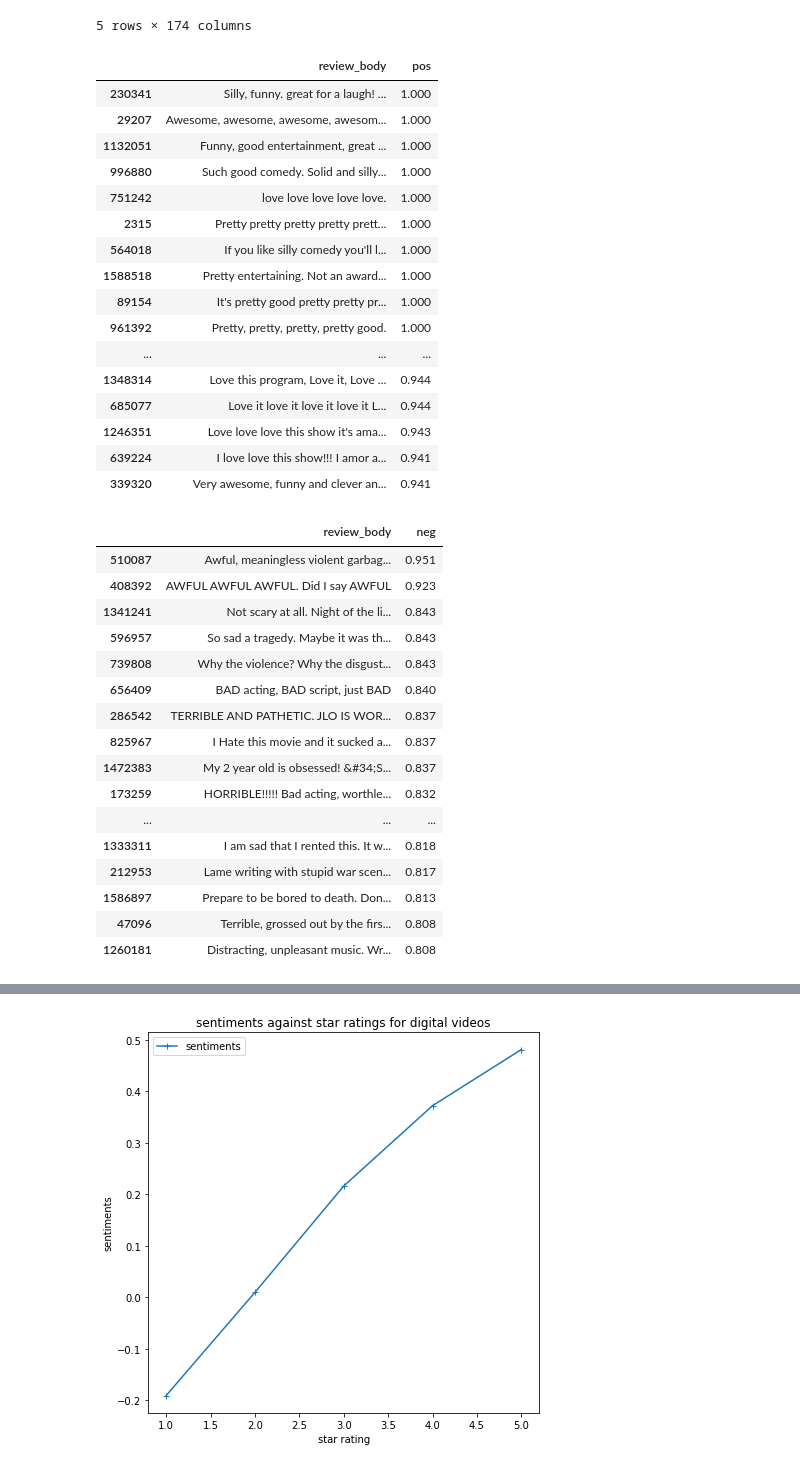
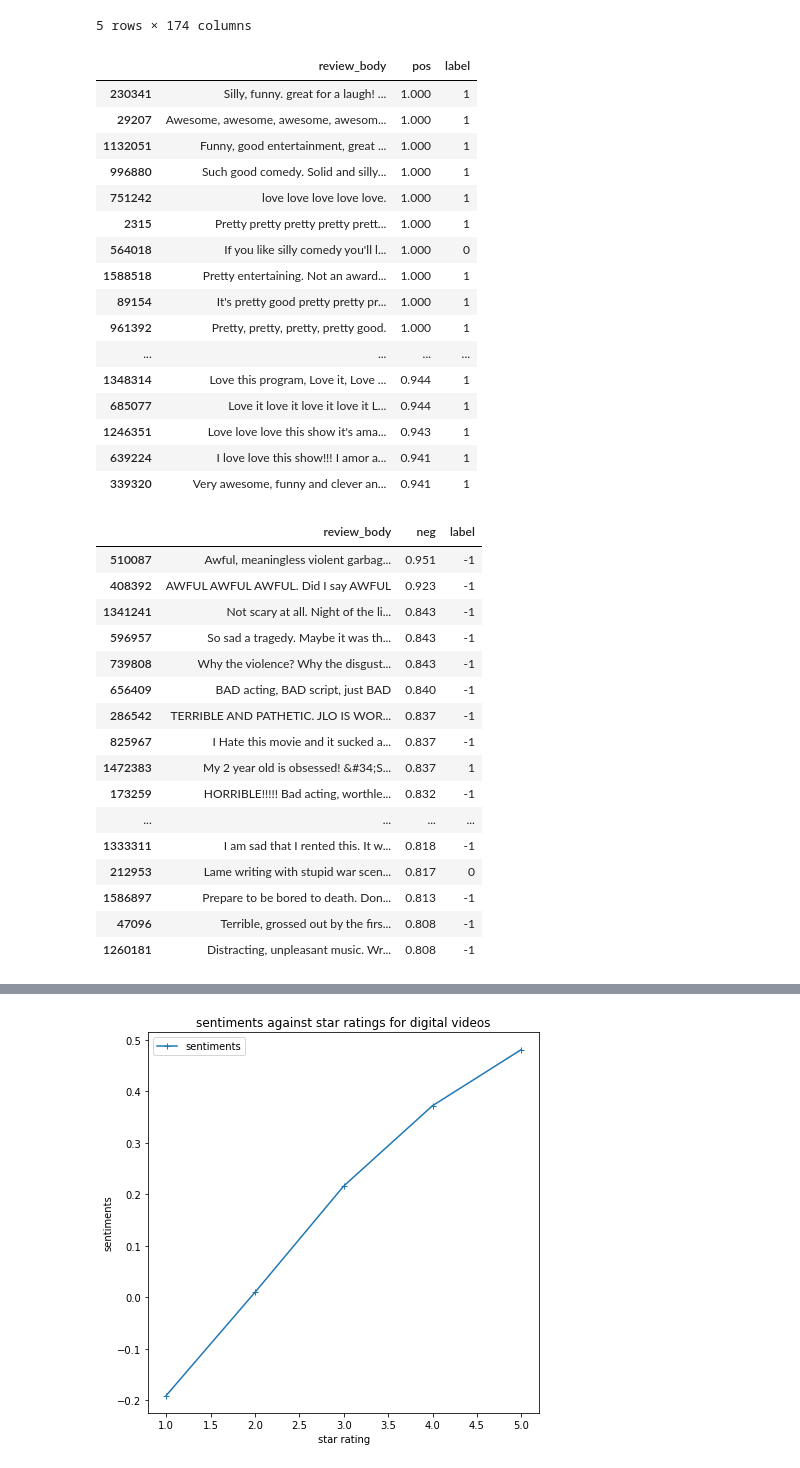
Before and after one commit to gracewainaina/CS396_Data_Science, a Jupyter notebook: videos_dvd_eda.ipynb, the cells around one changed output, grey strips where cells are left out. Drawn from its saved outputs; the diff is of its cells as text; code cells hidden in the pictures.

```diff
--- a/videos_dvd_eda.ipynb
+++ b/videos_dvd_eda.ipynb
@@ -325,7 +325,7 @@ show_wordcloud(dvd_2015['review_body'])
 # %% [markdown]
 ### Sentiment Analysis
 # %%
-videos_2015['label'] = videos_2015['star_rating'].apply(lambda x:0 if x < 4 else 1)
+videos_2015['label'] = videos_2015['star_rating'].apply(lambda x: -1 if x < 3 else 0 if x == 3 else 1)
 videos_2015.head()
 # %% [output]
 A value is trying to be set on a copy of a slice from a DataFrame.
@@ -560,47 +562,47 @@ dvd_2015_sample.head()
 # %%
 # digital videos
 # highest positive sentiment reviews (with more than 5 words)
-videos_2015_sample[videos_2015_sample["nb_words"] >= 5].sort_values("pos", ascending = False)[["review_body", "pos"]].head(20)
+videos_2015_sample[videos_2015_sample["nb_words"] >= 5].sort_values("pos", ascending = False)[["review_body", "pos", "label"]].head(20)
 # %% [output]
-|  | review_body | pos |
-| 230341 | Silly, funny. great for a laugh! ... | 1.000 |
-| 29207 | Awesome, awesome, awesome, awesom... | 1.000 |
-| 1132051 | Funny, good entertainment, great ... | 1.000 |
-| 996880 | Such good comedy. Solid and silly... | 1.000 |
-| 751242 | love love love love love. | 1.000 |
-| 2315 | Pretty pretty pretty pretty prett... | 1.000 |
-| 564018 | If you like silly comedy you'll l... | 1.000 |
-| 1588518 | Pretty entertaining. Not an award... | 1.000 |
-| 89154 | It's pretty good pretty pretty pr... | 1.000 |
-| 961392 | Pretty, pretty, pretty, pretty good. | 1.000 |
-| ... | ... | ... |
-| 1348314 | Love this program, Love it, Love ... | 0.944 |
-| 685077 | Love it love it love it love it L... | 0.944 |
-| 1246351 | Love love love this show it's ama... | 0.943 |
-| 639224 | I love love this show!!! I amor a... | 0.941 |
-| 339320 | Very awesome, funny and clever an... | 0.941 |
+|  | review_body | pos | label |
+| 230341 | Silly, funny. great for a laugh! ... | 1.000 | 1 |
+| 29207 | Awesome, awesome, awesome, awesom... | 1.000 | 1 |
+| 1132051 | Funny, good entertainment, great ... | 1.000 | 1 |
+| 996880 | Such good comedy. Solid and silly... | 1.000 | 1 |
+| 751242 | love love love love love. | 1.000 | 1 |
+| 2315 | Pretty pretty pretty pretty prett... | 1.000 | 1 |
+| 564018 | If you like silly comedy you'll l... | 1.000 | 0 |
+| 1588518 | Pretty entertaining. Not an award... | 1.000 | 1 |
+| 89154 | It's pretty good pretty pretty pr... | 1.000 | 1 |
+| 961392 | Pretty, pretty, pretty, pretty good. | 1.000 | 1 |
+| ... | ... | ... | ... |
+| 1348314 | Love this program, Love it, Love ... | 0.944 | 1 |
+| 685077 | Love it love it love it love it L... | 0.944 | 1 |
+| 1246351 | Love love love this show it's ama... | 0.943 | 1 |
+| 639224 | I love love this show!!! I amor a... | 0.941 | 1 |
+| 339320 | Very awesome, funny and clever an... | 0.941 | 1 |
 # %%
 # digital videos
 # lowest negative sentiment reviews (with more than 5 words)
-videos_2015_sample[videos_2015_sample["nb_words"] >= 5].sort_values("neg", ascending = False)[["review_body", "neg"]].head(20)
+videos_2015_sample[videos_2015_sample["nb_words"] >= 5].sort_values("neg", ascending = False)[["review_body", "neg", "label"]].head(20)
 # %% [output]
-|  | review_body | neg |
-| 510087 | Awful, meaningless violent garbag... | 0.951 |
-| 408392 | AWFUL AWFUL AWFUL. Did I say AWFUL | 0.923 |
-| 1341241 | Not scary at all. Night of the li... | 0.843 |
-| 596957 | So sad a tragedy. Maybe it was th... | 0.843 |
-| 739808 | Why the violence? Why the disgust... | 0.843 |
-| 656409 | BAD acting, BAD script, just BAD | 0.840 |
-| 286542 | TERRIBLE AND PATHETIC. JLO IS WOR... | 0.837 |
-| 825967 | I Hate this movie and it sucked a... | 0.837 |
-| 1472383 | My 2 year old is obsessed! &#34;S... | 0.837 |
-| 173259 | HORRIBLE!!!!! Bad acting, worthle... | 0.832 |
-| ... | ... | ... |
-| 1333311 | I am sad that I rented this. It w... | 0.818 |
-| 212953 | Lame writing with stupid war scen... | 0.817 |
-| 1586897 | Prepare to be bored to death. Don... | 0.813 |
-| 47096 | Terrible, grossed out by the firs... | 0.808 |
-| 1260181 | Distracting, unpleasant music. Wr... | 0.808 |
+|  | review_body | neg | label |
+| 510087 | Awful, meaningless violent garbag... | 0.951 | -1 |
+| 408392 | AWFUL AWFUL AWFUL. Did I say AWFUL | 0.923 | -1 |
+| 1341241 | Not scary at all. Night of the li... | 0.843 | -1 |
+| 596957 | So sad a tragedy. Maybe it was th... | 0.843 | -1 |
+| 739808 | Why the violence? Why the disgust... | 0.843 | -1 |
+| 656409 | BAD acting, BAD script, just BAD | 0.840 | -1 |
+| 286542 | TERRIBLE AND PATHETIC. JLO IS WOR... | 0.837 | -1 |
+| 825967 | I Hate this movie and it sucked a... | 0.837 | -1 |
+| 1472383 | My 2 year old is obsessed! &#34;S... | 0.837 | 1 |
+| 173259 | HORRIBLE!!!!! Bad acting, worthle... | 0.832 | -1 |
+| ... | ... | ... | ... |
+| 1333311 | I am sad that I rented this. It w... | 0.818 | -1 |
+| 212953 | Lame writing with stupid war scen... | 0.817 | 0 |
+| 1586897 | Prepare to be bored to death. Don... | 0.813 | -1 |
+| 47096 | Terrible, grossed out by the firs... | 0.808 | -1 |
+| 1260181 | Distracting, unpleasant music. Wr... | 0.808 | -1 |
 # %%
 # digital videos
 # highest neutral sentiment reviews (with more than 5 words)
```
Also changed, not shown: parts of 17 cells of this notebook.
